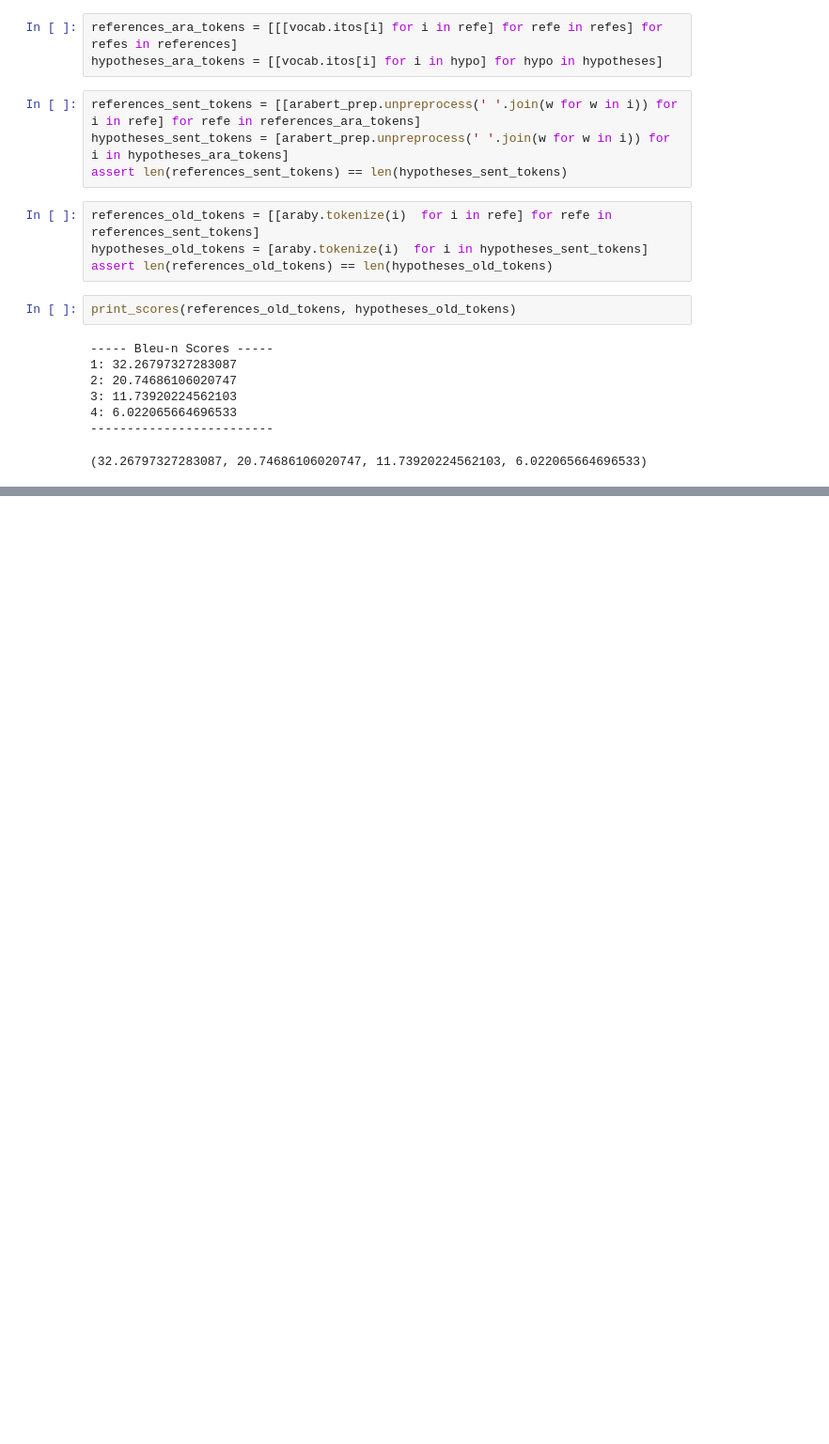
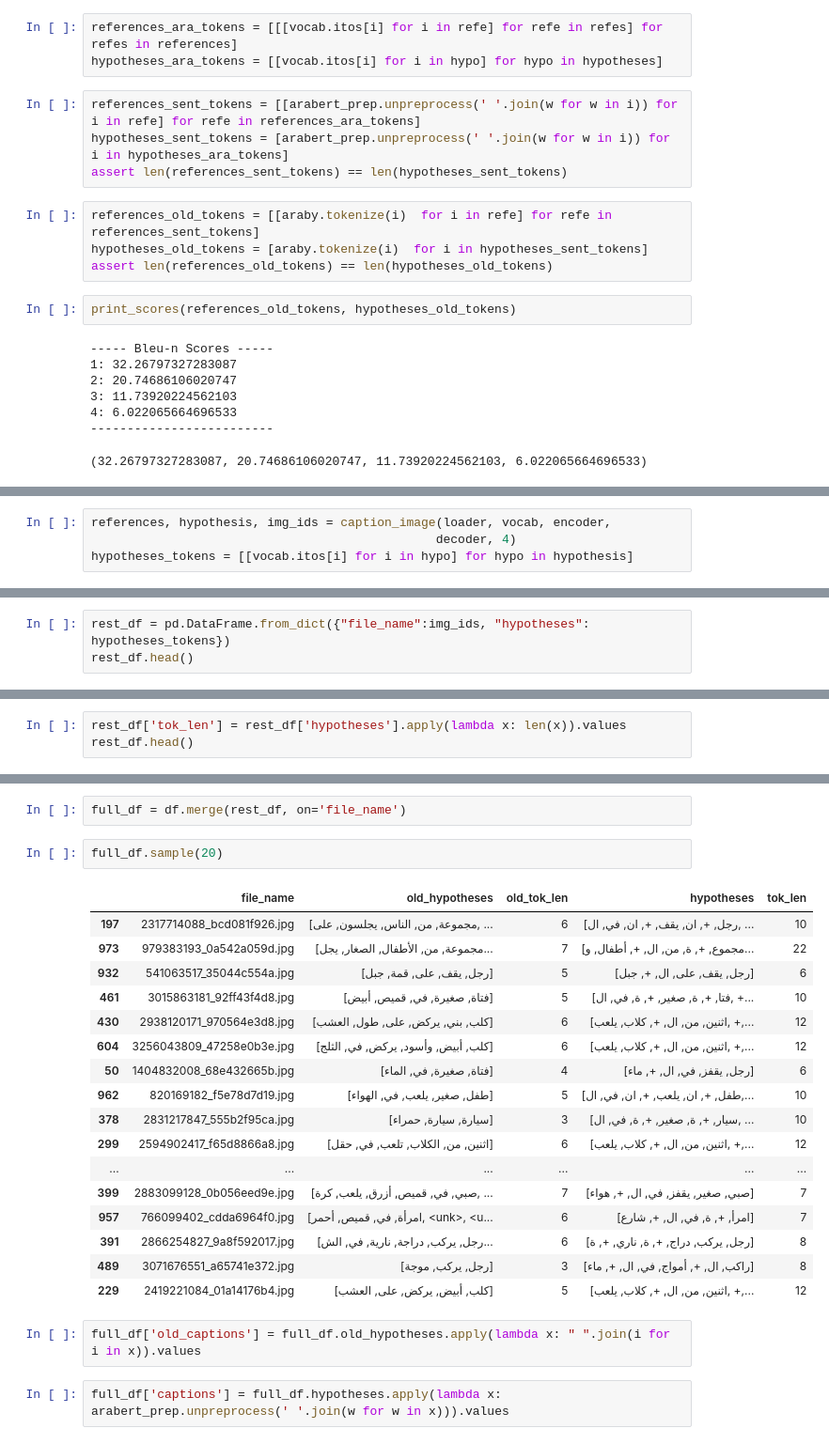
Before and after one commit to moaaztaha/Image-Captioning, a Jupyter notebook: Old Preprocessing VS Arabert Preprocessing scores.ipynb, the cells around one changed output, grey strips where cells are left out. Shown at 94% size. Cells and saved outputs as stored; diff of their text form; blank space fills up the shorter version.

```diff
--- a/Old Preprocessing VS Arabert Preprocessing scores.ipynb
+++ b/Old Preprocessing VS Arabert Preprocessing scores.ipynb
@@ -287,0 +411,4 @@ print_scores(references_old_tokens, hypotheses_old_tokens)
+# %%
+references, hypothesis, img_ids = caption_image(loader, vocab, encoder,
+                                               decoder, 4)
+hypotheses_tokens = [[vocab.itos[i] for i in hypo] for hypo in hypothesis]
@@ -287,0 +417,3 @@ print_scores(references_old_tokens, hypotheses_old_tokens)
+# %%
+rest_df = pd.DataFrame.from_dict({"file_name":img_ids, "hypotheses": hypotheses_tokens})
+rest_df.head()
@@ -287,0 +427,3 @@ print_scores(references_old_tokens, hypotheses_old_tokens)
+# %%
+rest_df['tok_len'] = rest_df['hypotheses'].apply(lambda x: len(x)).values
+rest_df.head()
@@ -287,0 +457,26 @@ print_scores(references_old_tokens, hypotheses_old_tokens)
+# %%
+full_df = df.merge(rest_df, on='file_name')
+# %%
+full_df.sample(20)
+# %% [output]
+|  | file_name | old_hypotheses | old_tok_len | hypotheses | tok_len |
+| 197 | 2317714088_bcd081f926.jpg | [مجموعة, من, الناس, يجلسون, على, ... | 6 | [رجل, +, ان, يقف, +, ان, في, ال, ... | 10 |
+| 973 | 979383193_0a542a059d.jpg | [مجموعة, من, الأطفال, الصغار, يجل... | 7 | [مجموع, +, ة, من, ال, +, أطفال, و... | 22 |
+| 932 | 541063517_35044c554a.jpg | [رجل, يقف, على, قمة, جبل] | 5 | [رجل, يقف, على, ال, +, جبل] | 6 |
+| 461 | 3015863181_92ff43f4d8.jpg | [فتاة, صغيرة, في, قميص, أبيض] | 5 | [فتا, +, ة, صغير, +, ة, في, ال, +... | 10 |
+| 430 | 2938120171_970564e3d8.jpg | [كلب, بني, يركض, على, طول, العشب] | 6 | [اثنين, من, ال, +, كلاب, يلعب, +,... | 12 |
+| 604 | 3256043809_47258e0b3e.jpg | [كلب, أبيض, وأسود, يركض, في, الثلج] | 6 | [اثنين, من, ال, +, كلاب, يلعب, +,... | 12 |
+| 50 | 1404832008_68e432665b.jpg | [فتاة, صغيرة, في, الماء] | 4 | [رجل, يقفز, في, ال, +, ماء] | 6 |
+| 962 | 820169182_f5e78d7d19.jpg | [طفل, صغير, يلعب, في, الهواء] | 5 | [طفل, +, ان, يلعب, +, ان, في, ال,... | 10 |
+| 378 | 2831217847_555b2f95ca.jpg | [سيارة, سيارة, حمراء] | 3 | [سيار, +, ة, صغير, +, ة, في, ال, ... | 10 |
+| 299 | 2594902417_f65d8866a8.jpg | [اثنين, من, الكلاب, تلعب, في, حقل] | 6 | [اثنين, من, ال, +, كلاب, يلعب, +,... | 12 |
+| ... | ... | ... | ... | ... | ... |
+| 399 | 2883099128_0b056eed9e.jpg | [صبي, في, قميص, أزرق, يلعب, كرة, ... | 7 | [صبي, صغير, يقفز, في, ال, +, هواء] | 7 |
+| 957 | 766099402_cdda6964f0.jpg | [امرأة, في, قميص, أحمر, <unk>, <u... | 6 | [امرأ, +, ة, في, ال, +, شارع] | 7 |
+| 391 | 2866254827_9a8f592017.jpg | [رجل, يركب, دراجة, نارية, في, الش... | 6 | [رجل, يركب, دراج, +, ة, ناري, +, ة] | 8 |
+| 489 | 3071676551_a65741e372.jpg | [رجل, يركب, موجة] | 3 | [راكب, ال, +, أمواج, في, ال, +, ماء] | 8 |
+| 229 | 2419221084_01a14176b4.jpg | [كلب, أبيض, يركض, على, العشب] | 5 | [اثنين, من, ال, +, كلاب, يلعب, +,... | 12 |
+# %%
+full_df['old_captions'] = full_df.old_hypotheses.apply(lambda x: " ".join(i for i in x)).values
+# %%
+full_df['captions'] = full_df.hypotheses.apply(lambda x: arabert_prep.unpreprocess(' '.join(w for w in x))).values
```
Also changed, not shown: parts of 27 cells of this notebook, 4 other files.
